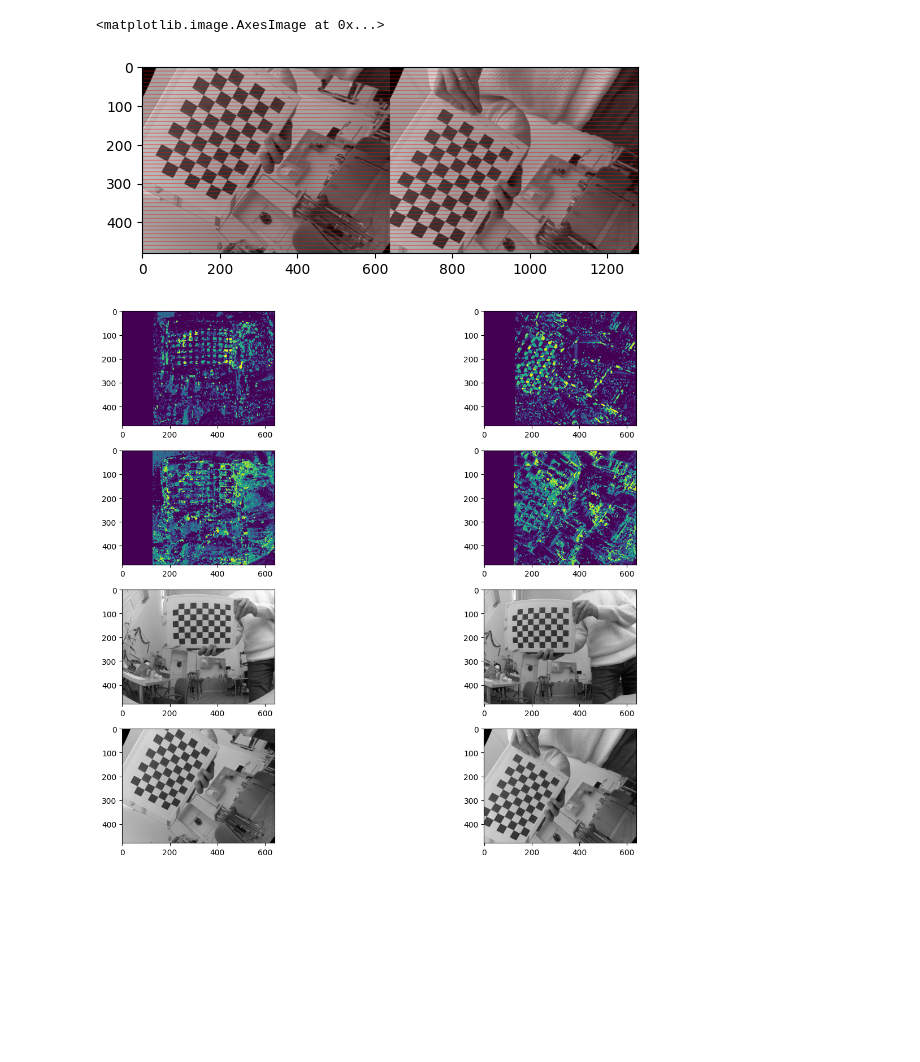
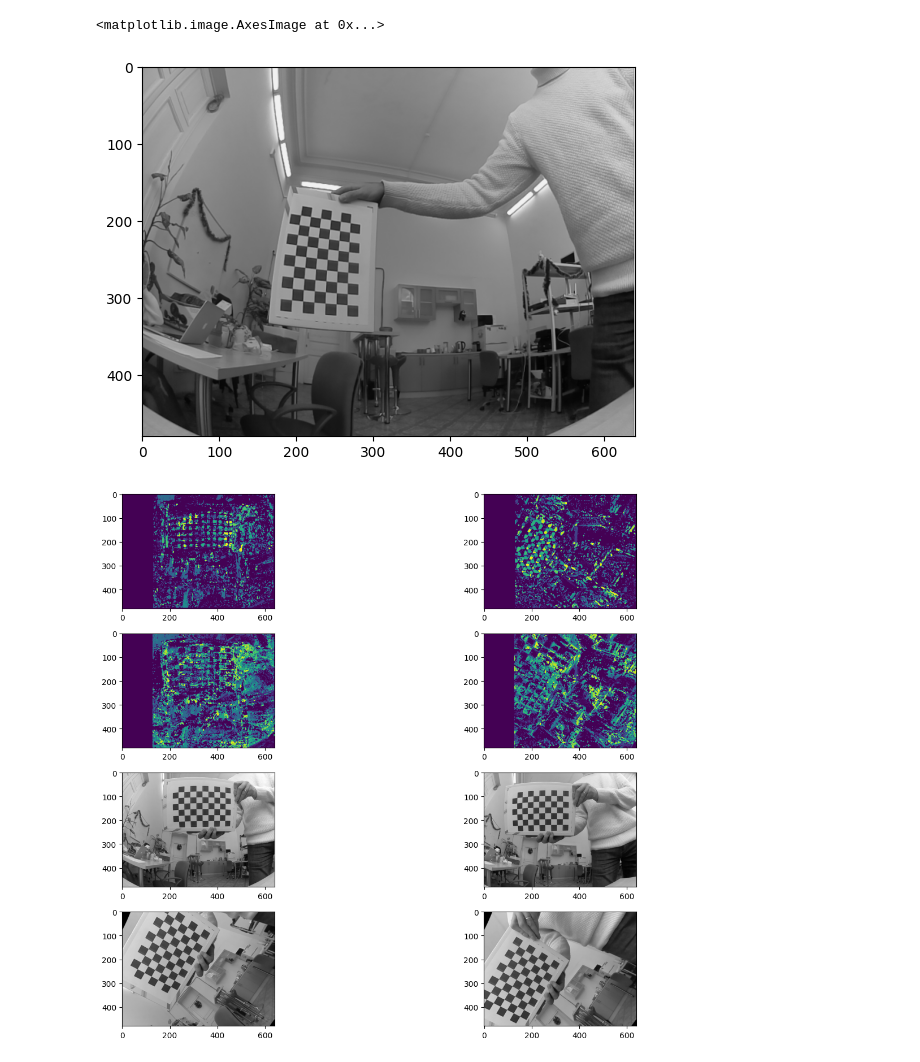
Before and after one commit to KrzysztofGG/ZAW, a Jupyter notebook: lab5/lab5-2.ipynb, the cells around one changed output. Saved outputs shown, nothing was run; the diff lists cells and outputs as text; code cells hidden in the pictures; blank space fills up the shorter version.

```diff
--- a/lab5/lab5-2.ipynb
+++ b/lab5/lab5-2.ipynb
@@ -83,8 +83,8 @@ for i in range (1, number_of_images):
         objpoints.append(objp)
 
         # improving the location of points (sub - pixel )
-        cornersL = cv2.cornerSubPix(grayL, cornersL, (3, 3), (-1, -1), criteria)
-        cornersR = cv2.cornerSubPix(grayR, cornersR, (3, 3), (-1, -1), criteria)
+        cornersL = cv2.cornerSubPix(grayL, cornersL, (11, 11), (-1, -1), criteria)
+        cornersR = cv2.cornerSubPix(grayR, cornersR, (11, 11), (-1, -1), criteria)
 
         imgpointsL.append(cornersL)
         imgpointsR.append(cornersR)
@@ -170,24 +165,25 @@ map1_right, map2_right = cv2.fisheye.initUndistortRectifyMap (
     K_right, D_right, rightRectification,
     rightProjection, image_size, cv2.CV_16SC2 )
 # %%
-img_l = cv2.imread('pairs/left_03.png')
-img_r = cv2.imread('pairs/right_03.png')
+img_l = cv2.imread('pairs/left_28.png')
+img_r = cv2.imread('pairs/right_28.png')
 
 dst_L = cv2.remap(img_l, map1_left, map2_left, cv2.INTER_LINEAR)
 dst_R = cv2.remap(img_r, map1_right, map2_right, cv2.INTER_LINEAR)
 
 N, XX, YY = dst_L.shape[:: -1] # RGB image size
 visRectify = np.zeros((YY, XX*2, N), np.uint8) # create a new image with a new size (height, 2*width)
 visRectify [:, 0:XX:, :] = dst_L # left image assignment
 visRectify [:, XX:XX*2:, :] = dst_R # right image assignment
 # draw horizontal lines
 for y in range (0, YY, 10):
     cv2.line(visRectify, (0, y), (XX*2, y), (255, 0, 0))
 # cv2.imshow('visRectify', visRectify ) # display image with lines
-plt.imshow(visRectify)
+# plt.imshow(visRectify)
+plt.imshow(img_l)
 # %% [output]
 <matplotlib.image.AxesImage at 0x...>
-[figure, old version]
+[figure, new version]
 # %%
 import cv2
 import numpy as np
```
Also changed, not shown: parts of 1 cell of this notebook, 4 other files.
